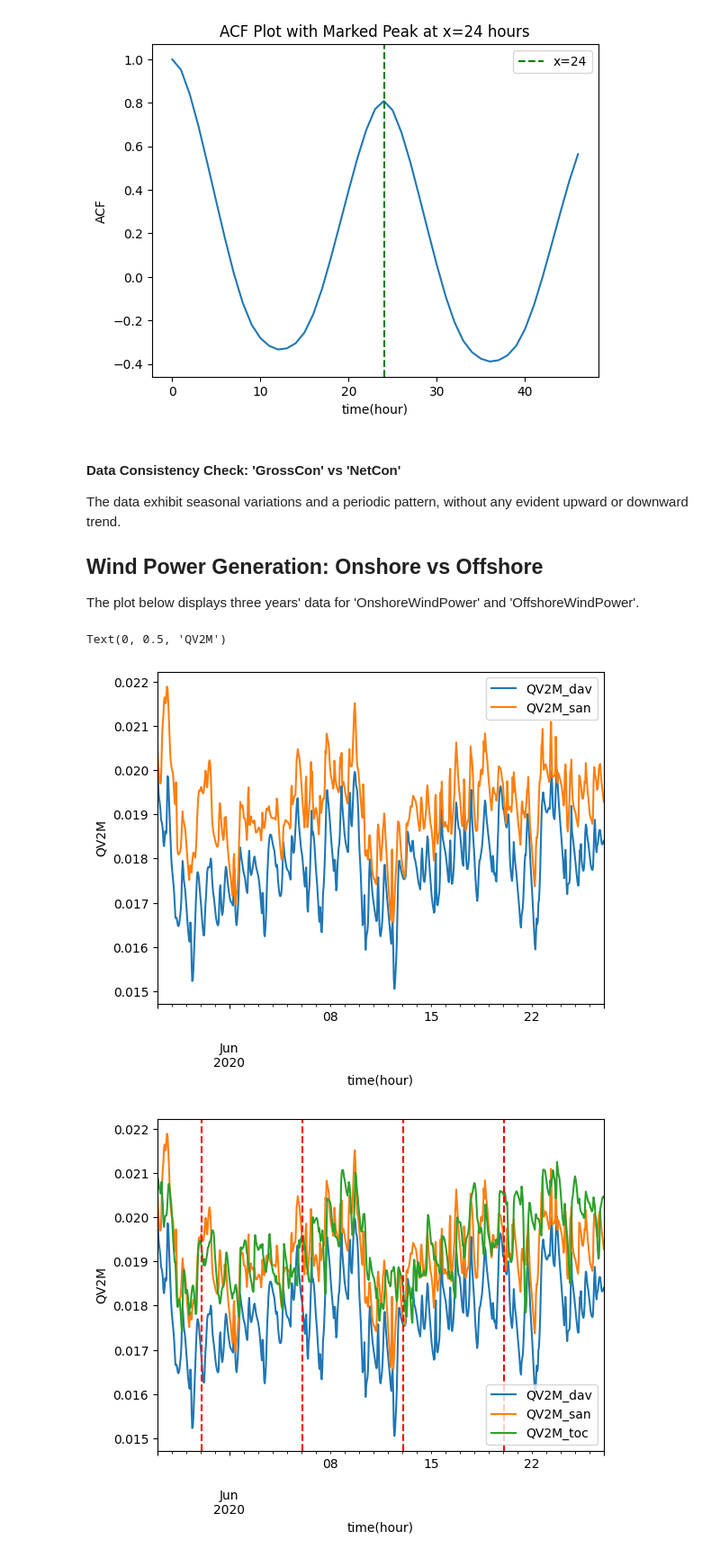
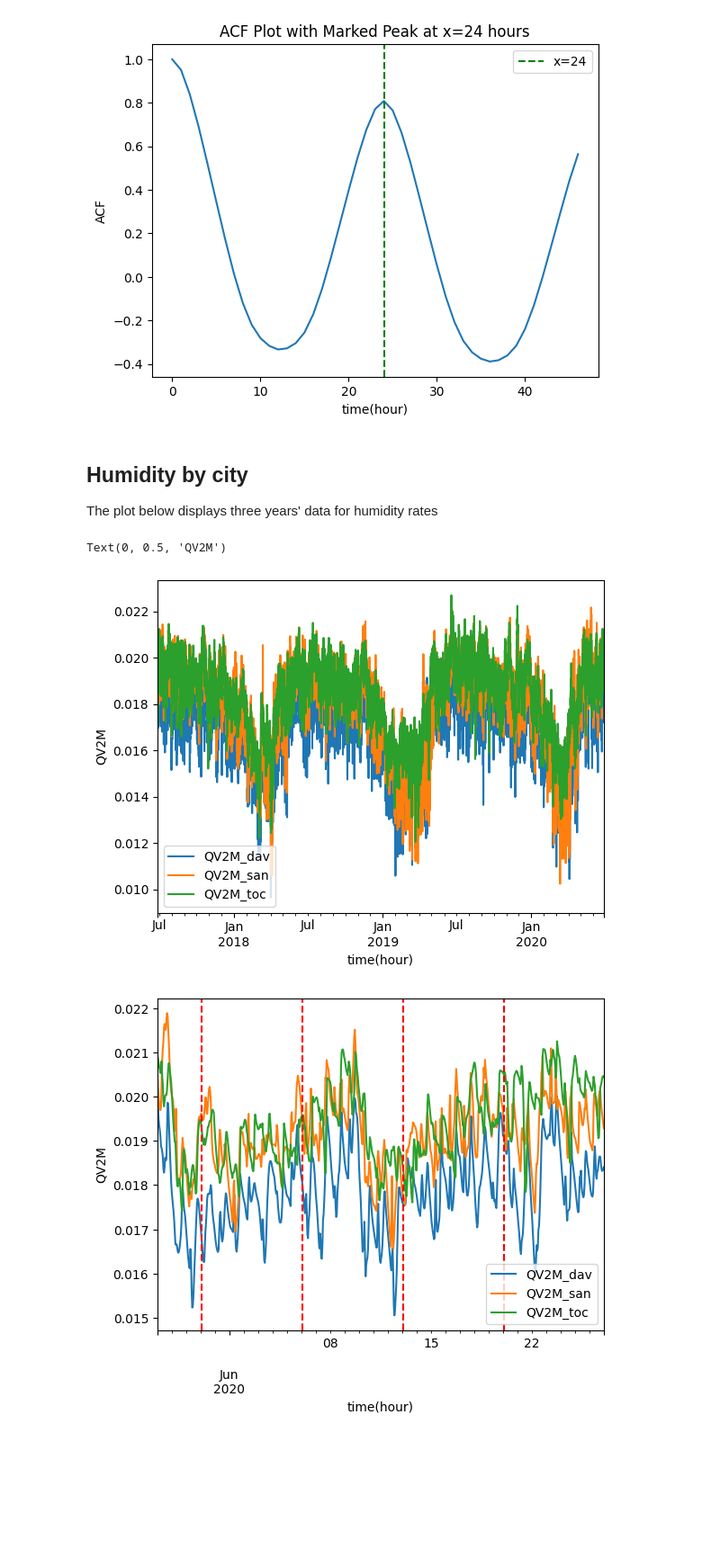
Before and after one commit to yamac0/IE423, a Jupyter notebook: Task10.ipynb, the cells around one changed output. Shown at 90% size. Drawn from its saved outputs; the diff is of its cells as text; code cells hidden in the pictures; blank space fills up the shorter version.

```diff
--- a/Task10.ipynb
+++ b/Task10.ipynb
@@ -141,20 +139,19 @@ plt.title('ACF Plot with Marked Peak at x=24 hours')
 # %% [output]
 Text(0.5, 1.0, 'ACF Plot with Marked Peak at x=24 hours')
 [figure]
-# %% [markdown]
-#### Data Consistency Check: 'GrossCon' vs 'NetCon'
-The data exhibit seasonal variations and a periodic pattern, without any evident upward or downward trend.
-
-
-## Wind Power Generation: Onshore vs Offshore
-The plot below displays three years' data for 'OnshoreWindPower' and 'OffshoreWindPower'.
+# %% [markdown]
+
+
+
+## Humidity by city
+The plot below displays three years' data for humidity rates
 # %%
-df[['QV2M_dav', 'QV2M_san']]['2020-05-27': '2020-06-27'].plot()
+df[['QV2M_dav', 'QV2M_san','QV2M_toc']]['2017-06-27': '2020-06-27'].plot()
 plt.xlabel('time(hour)')
 plt.ylabel('QV2M')
 # %% [output]
 Text(0, 0.5, 'QV2M')
-[figure, old version]
+[figure, new version]
 # %%
 df[['QV2M_dav', 'QV2M_san','QV2M_toc']]['2020-05-27': '2020-06-27'].plot()
 plt.xlabel('time(hour)')
```
Also changed, not shown: parts of 67 cells of this notebook.
